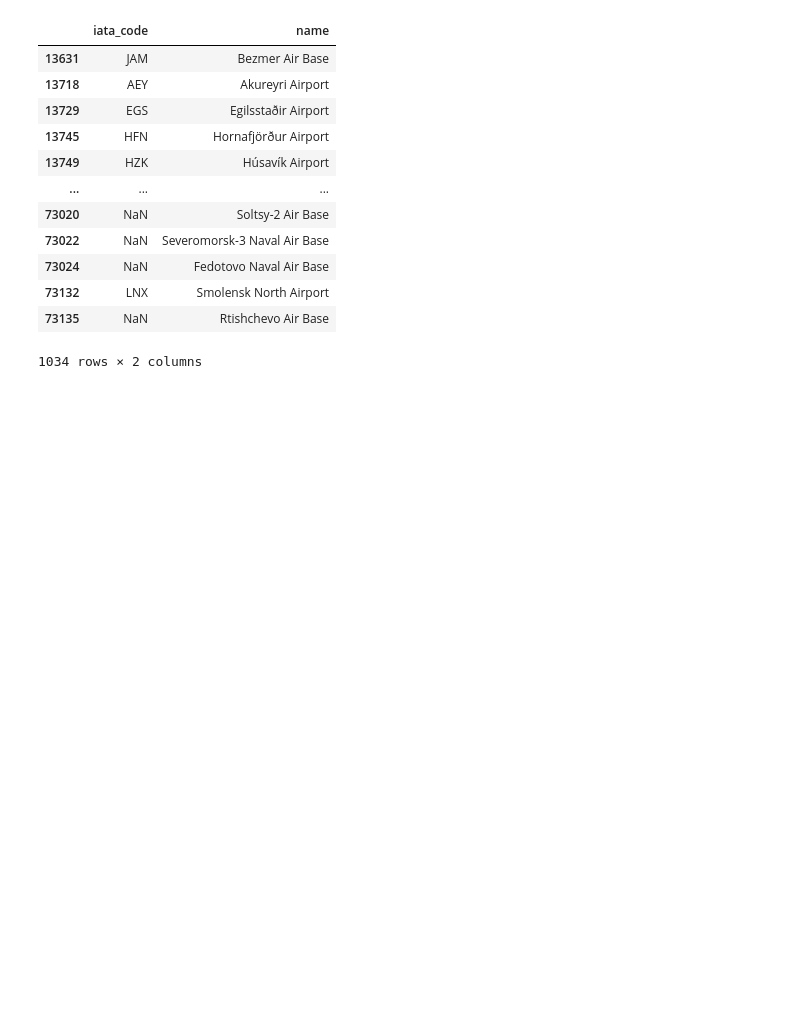
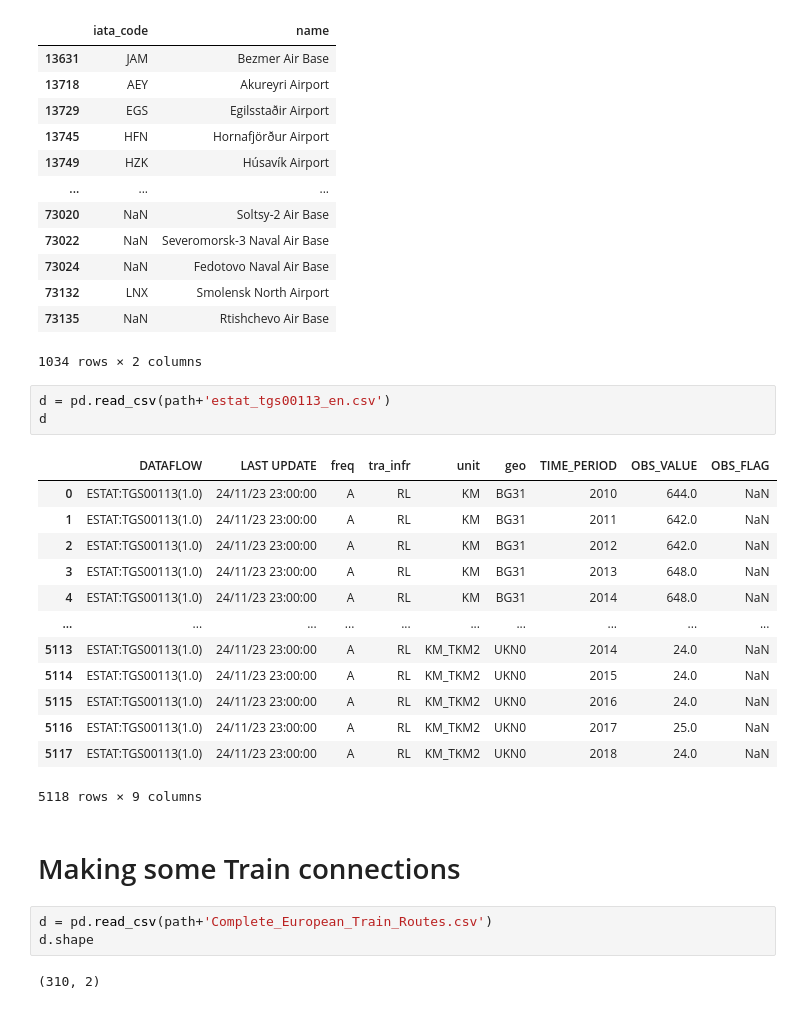
Before and after one commit to PrayanSen/potatoes_patatas, a Jupyter notebook: preprocessing/second_try.ipynb, the cells around one changed output. Saved outputs shown, nothing was run; the diff lists cells and outputs as text; blank space fills up the shorter version.

```diff
--- a/preprocessing/second_try.ipynb
+++ b/preprocessing/second_try.ipynb
@@ -39,3 +40,27 @@ df[df['continent'] == 'EU'][['iata_code', 'name']]
 | 73132 | LNX | Smolensk North Airport |
 | 73135 | NaN | Rtishchevo Air Base |
 1034 rows × 2 columns
+# %%
+d = pd.read_csv(path+'estat_tgs00113_en.csv')
+d
+# %% [output]
+|  | DATAFLOW | LAST UPDATE | freq | tra_infr | unit | geo | TIME_PERIOD | OBS_VALUE | OBS_FLAG |
+| 0 | ESTAT:TGS00113(1.0) | 24/11/23 23:00:00 | A | RL | KM | BG31 | 2010 | 644.0 | NaN |
+| 1 | ESTAT:TGS00113(1.0) | 24/11/23 23:00:00 | A | RL | KM | BG31 | 2011 | 642.0 | NaN |
+| 2 | ESTAT:TGS00113(1.0) | 24/11/23 23:00:00 | A | RL | KM | BG31 | 2012 | 642.0 | NaN |
+| 3 | ESTAT:TGS00113(1.0) | 24/11/23 23:00:00 | A | RL | KM | BG31 | 2013 | 648.0 | NaN |
+| 4 | ESTAT:TGS00113(1.0) | 24/11/23 23:00:00 | A | RL | KM | BG31 | 2014 | 648.0 | NaN |
+| ... | ... | ... | ... | ... | ... | ... | ... | ... | ... |
+| 5113 | ESTAT:TGS00113(1.0) | 24/11/23 23:00:00 | A | RL | KM_TKM2 | UKN0 | 2014 | 24.0 | NaN |
+| 5114 | ESTAT:TGS00113(1.0) | 24/11/23 23:00:00 | A | RL | KM_TKM2 | UKN0 | 2015 | 24.0 | NaN |
+| 5115 | ESTAT:TGS00113(1.0) | 24/11/23 23:00:00 | A | RL | KM_TKM2 | UKN0 | 2016 | 24.0 | NaN |
+| 5116 | ESTAT:TGS00113(1.0) | 24/11/23 23:00:00 | A | RL | KM_TKM2 | UKN0 | 2017 | 25.0 | NaN |
+| 5117 | ESTAT:TGS00113(1.0) | 24/11/23 23:00:00 | A | RL | KM_TKM2 | UKN0 | 2018 | 24.0 | NaN |
+5118 rows × 9 columns
+# %% [markdown]
+# Making some Train connections
+# %%
+d = pd.read_csv(path+'Complete_European_Train_Routes.csv')
+d.shape
+# %% [output]
+(310, 2)
```
Also changed, not shown: parts of 12 cells of this notebook.
